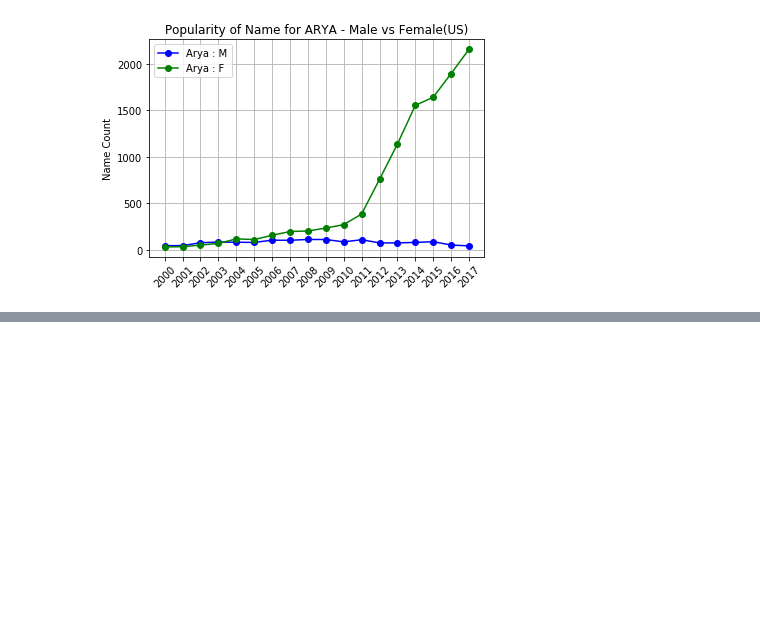
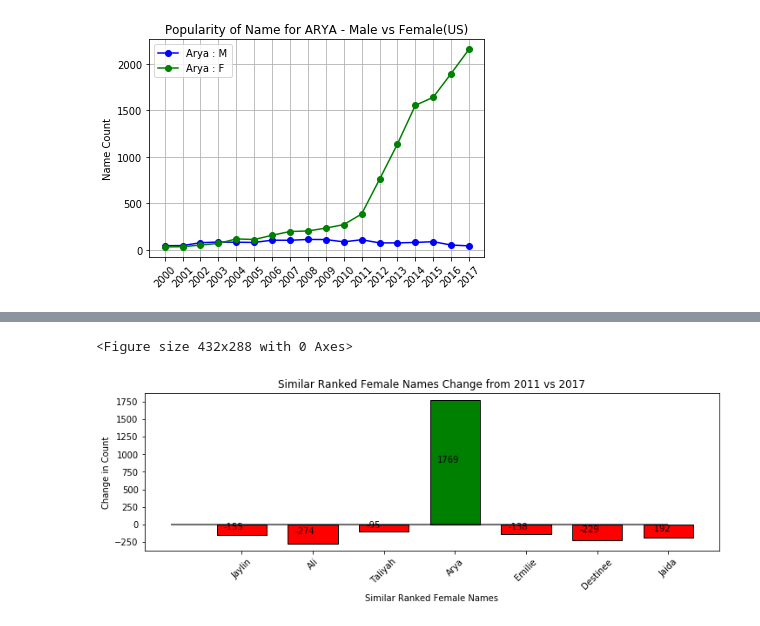
Before and after one commit to nsetnik0703/nightwatch, a Jupyter notebook: kelly_project.ipynb, the cells around one changed output, grey strips where cells are left out. Drawn from its saved outputs; the diff is of its cells as text; code cells hidden in the pictures; blank space fills up the shorter version.

```diff
--- a/kelly_project.ipynb
+++ b/kelly_project.ipynb
@@ -257,28 +371,32 @@ for value in countChanges_1:
 # %%
 
 # Orient widths. Add labels, tick marks, etc.
+plt.gcf().subplots_adjust(bottom=0.15)
 plt.figure(figsize=(10,3.5))
 barchart = plt.bar(similar_df['name'],height=countChanges_1,color=colors_1,width=0.7,edgecolor='black')
 plt.xticks(rotation=45)
 plt.tight_layout()
 plt.hlines(0,-1,6,alpha=0.75)
 plt.title('Similar Ranked Female Names Change from 2011 vs 2017')
 plt.ylabel('Change in Count')
 plt.xlabel('Similar Ranked Female Names')
 
 # Use functions to label the percentages of changes
 def makeLabel(barchart):
     for value in barchart:
         plt.text(x=value.get_x()+0.1,y=value.get_height()/2,s=round((value.get_height()),4))
 
 # Call functions to implement the function calls
 makeLabel(barchart)
 
 # Save figure
-plt.savefig("Graph_Images/GoT/SimilarRankedFemales_Change.png")
+plt.savefig("Graph_Images/GoT/SimilarRankedFemales_Change.png",bbox_inches = "tight")
 
 # Show the Figure
 plt.show()
+# %% [output]
+<Figure size 432x288 with 0 Axes>
+[figure, added]
 # %%
 #average % change
 print(f"Y2011 average: {merge_female['name_percent_y2011'].mean()}, Y2017 average: {merge_female['name_percent_y2017'].mean()}")
```
Also changed, not shown: parts of 23 cells of this notebook, 2 other files.
